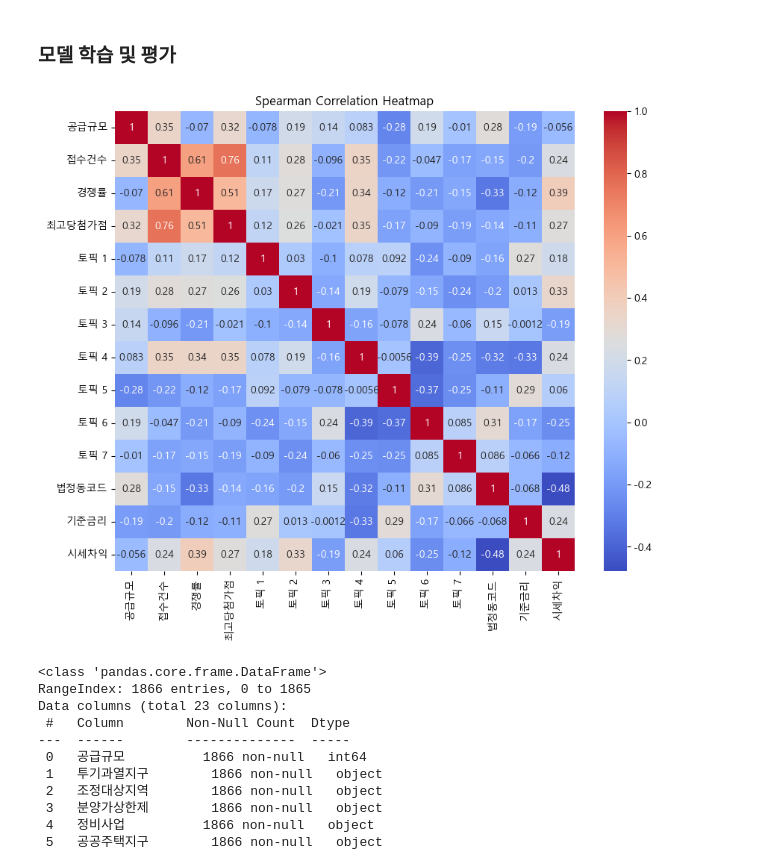
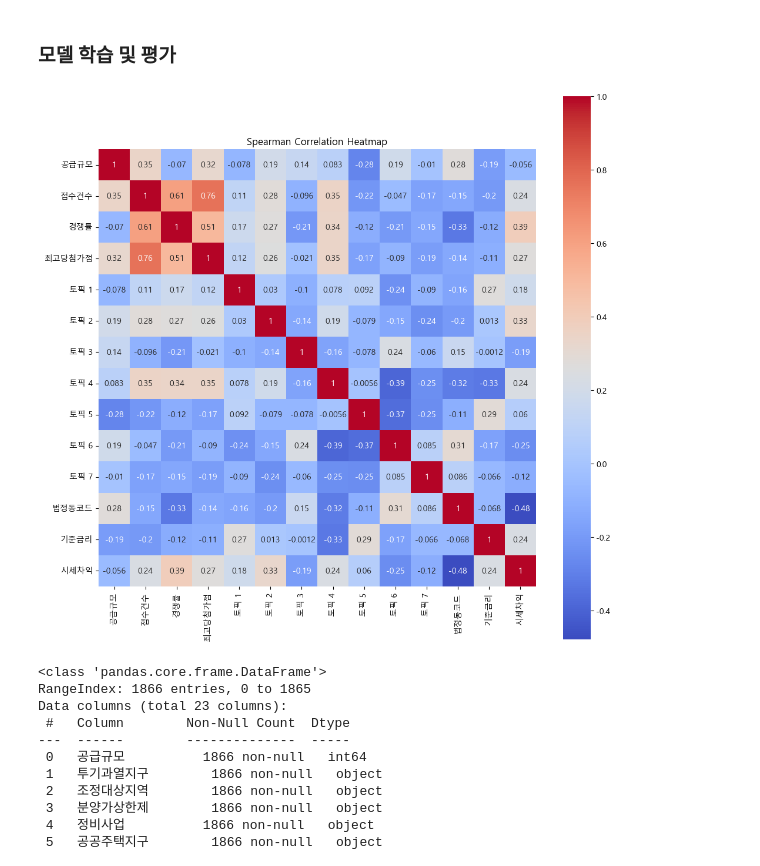
Before and after one commit to choikwangil95/HKToss-MLOps-Proejct, a Jupyter notebook: src/baseline_high_renew.ipynb, the cells around one changed output. Saved outputs shown, nothing was run; the diff lists cells and outputs as text; code cells hidden in the pictures.

```diff
--- a/src/baseline_high_renew.ipynb
+++ b/src/baseline_high_renew.ipynb
@@ -79,16 +82,16 @@ df = pd.read_csv(file_path, encoding='cp949')
 # %%
 import seaborn as sns
 
 numeric_df = df.select_dtypes(include=[np.number])
 
 corr_matrix = numeric_df.corr(method='spearman')
 
-plt.figure(figsize=(10, 8))
+plt.figure(figsize=(12, 12))
 sns.heatmap(corr_matrix, annot=True, cmap='coolwarm', square=True)
 plt.title('Spearman Correlation Heatmap')
 plt.show()
 # %% [output]
-[figure, old version]
+[figure, new version]
 # %%
 df.info()
 # %% [output]
```
Also changed, not shown: parts of 4 cells of this notebook, 20 other files.
